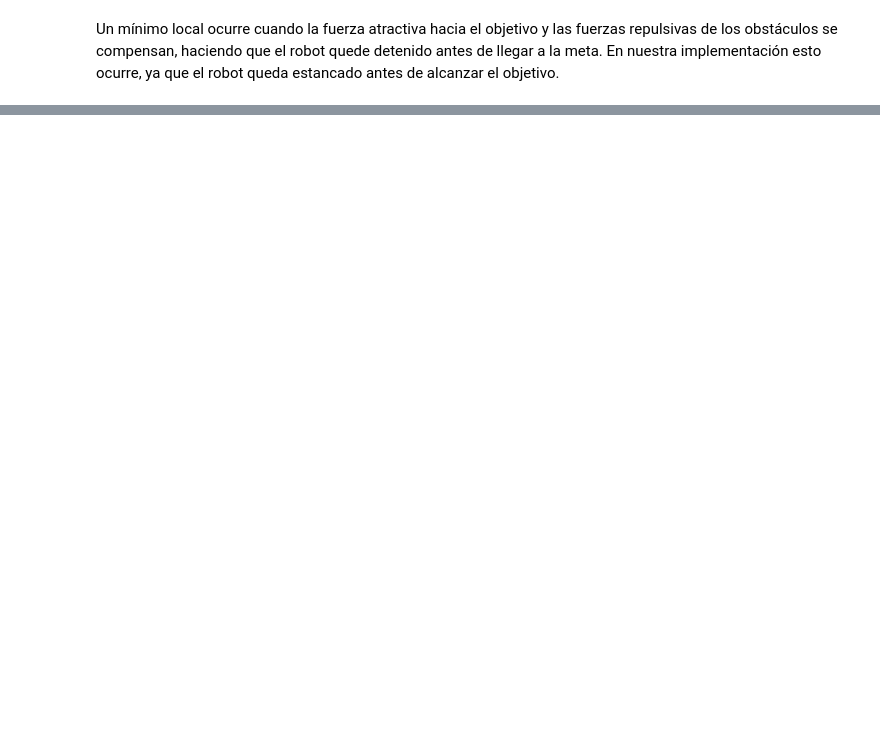
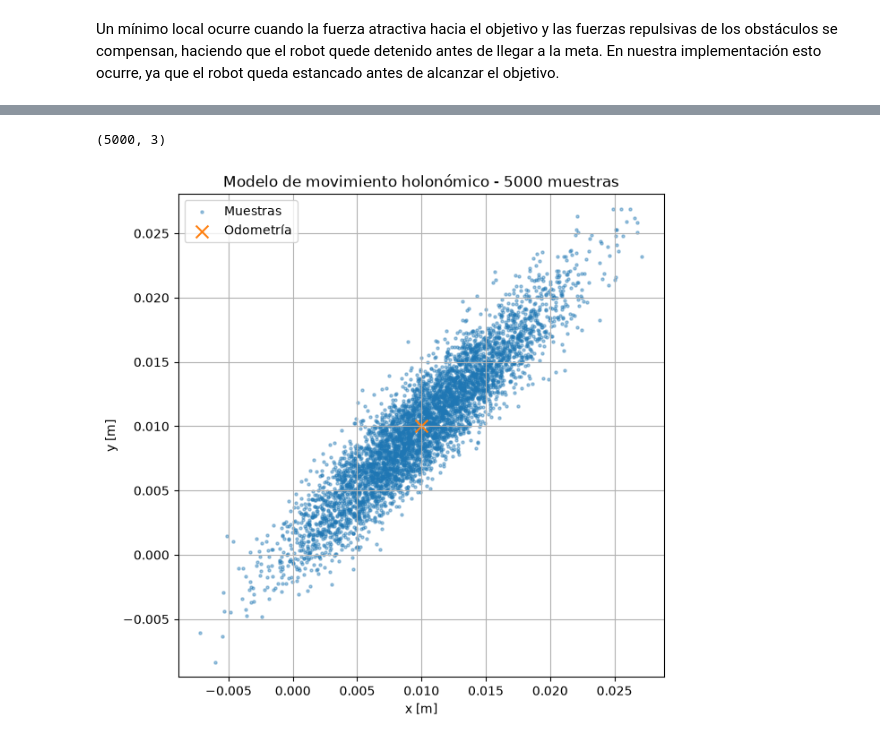
Before and after one commit to joaco1212004/TP2_PRA, a Jupyter notebook: pkg/TP2_python/tp2_DiCola.ipynb, the cells around one changed output, grey strips where cells are left out. Drawn from its saved outputs; the diff is of its cells as text; code cells hidden in the pictures; blank space fills up the shorter version.

```diff
--- a/pkg/TP2_python/tp2_DiCola.ipynb
+++ b/pkg/TP2_python/tp2_DiCola.ipynb
@@ -335,0 +708,63 @@ Theta*, en cambio, puede conectar directamente nodos que no son vecinos cuando e
+# %%
+x_prev_holo = np.array([0.0, 0.0, 0.785])
+x_odom_holo = np.array([0.01, 0.01, 0.765])
+
+alpha_holo = np.array([
+    0.2300,
+    0.0012,
+    0.0044,
+    0.4300,
+    0.0330,
+    0.6383
+])
+
+N = 5000
+
+samples_holonomic = np.array([
+    holonomic_odometry_motion_model(
+        x_prev_holo,
+        x_odom_holo,
+        alpha_holo
+    )
+    for _ in range(N)
+])
+
+samples_holonomic.shape
+# %% [output]
+(5000, 3)
+# %%
+plt.figure(figsize=(7, 7))
+
+plt.scatter(
+    samples_holonomic[:, 0],
+    samples_holonomic[:, 1],
+    s=5,
+    alpha=0.4,
+    label="Muestras"
+)
+
+plt.scatter(
+    x_odom_holo[0],
+    x_odom_holo[1],
+    marker="x",
+    s=100,
+    label="Odometría"
+)
+
+plt.xlabel("x [m]")
+plt.ylabel("y [m]")
+plt.title("Modelo de movimiento holonómico - 5000 muestras")
+
+plt.axis("equal")
+plt.grid()
+plt.legend()
+
+plt.savefig(
+    PUNTO4_DIR / "movimiento_holonomico.jpeg",
+    dpi=300,
+    bbox_inches="tight"
+)
+
+plt.show()
+# %% [output]
+[figure, added]
```
Also changed, not shown: parts of 26 cells of this notebook, 17 other files.
